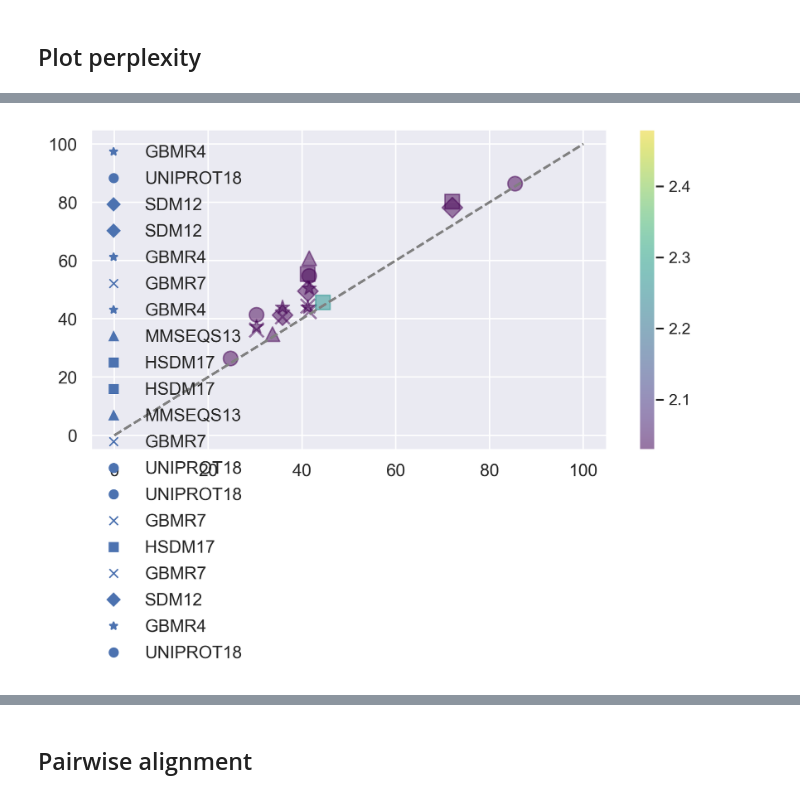
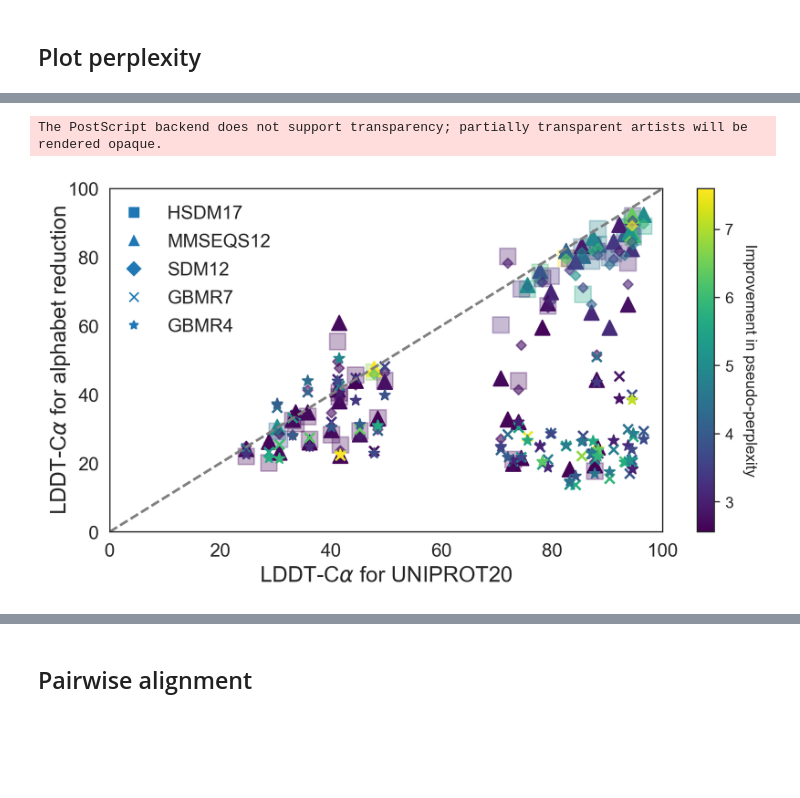
Before and after one commit to Ieremie/reduced-alph-PLM, a Jupyter notebook: proemb/media/esm-structure-prediction.ipynb, the cells around one changed output, grey strips where cells are left out. Cells and saved outputs as stored; diff of their text form; code cells hidden in the pictures; blank space fills up the shorter version.

```diff
--- a/proemb/media/esm-structure-prediction.ipynb
+++ b/proemb/media/esm-structure-prediction.ipynb
@@ -75,4 +95,4 @@ df.to_csv(f"{root}/alphabet_encodings_select_cluster=random_fixed.csv")
 # %%
-df = pd.read_csv(f"{root}/alphabet_encodings_select_cluster=first.csv")
+df = pd.read_csv(f"{root}/alphabet_encodings_select_cluster={select}.csv")
 df
 # %% [output]
@@ -493,8 +516,4 @@ df
 # %%
-select = "first"
-folder = "esmfold_v0"
-
-
 def get_LDDT_residue(prot_id, name):
 
     target_struct = parser.get_structure("a", f"../../data/CASP14-targets/structures/{prot_id}.pdb")[0]
@@ -506,7 +525,7 @@ def get_LDDT_residue(prot_id, name):
     seq_from_struct = surface_util.get_seq_from_struct(target_struct)
     mask = surface_util.get_alignment_mask(fasta_dict[prot_id].seq, ''.join(seq_from_struct))
 
-    pred_struct = parser.get_structure("a", f"{root}esm-predictions/{folder}/{name}.pdb")[0]
+    pred_struct = parser.get_structure("a", f"{root}esm-predictions/{esm_version_path}/{name}.pdb")[0]
     pred_coord = np.array([res["CA"].get_coord() for res in pred_struct.get_residues()])
 
     # select only the predicted structure for which we have target data
@@ -529,5 +548,5 @@ for id, alph in data_sets:
     lddt_uniprot.append(get_LDDT_residue(id, uniprot_filename))
     lddt_alph.append(get_LDDT_residue(id, alph_filename))
 
-    plddt_uniprot.append(get_pLDDT_alpha_carbon(f"{root}esm-predictions/{folder}/{uniprot_filename}.pdb"))
-    plddt_alph.append(get_pLDDT_alpha_carbon(f"{root}esm-predictions/{folder}/{alph_filename}.pdb"))
+    plddt_uniprot.append(get_pLDDT_alpha_carbon(f"{root}esm-predictions/{esm_version_path}/{uniprot_filename}.pdb"))
+    plddt_alph.append(get_pLDDT_alpha_carbon(f"{root}esm-predictions/{esm_version_path}/{alph_filename}.pdb"))
@@ -634,4 +655,5 @@ with open('seq-pseudo-perplexities.txt', 'w') as log_file:
         log_file.write(f"{name}--{perplexity}\n")
         log_file.flush()
 # %%
-df_pp = pd.read_csv('seq-pseudo-perplexities.txt', delimiter='--', names=['name', 'pppl'])
+df_pp = pd.read_csv('results/txt-files/seq-pseudo-perplexities.txt', delimiter='--', names=['name', 'pppl'])
+df_pp
@@ -648,8 +684,8 @@ impr_targets = {'T1033':['mmseqs2', 'uniprot21_reduced_2', 'gbmr4', 'uniprot21']
                 "T1099": ['hsdm17', 'uniprot21']}
 impr_targets = [f'{k}_{alph}_first' for k,v in impr_targets.items() for alph in v]
 # %%
-mask = df_pp['name'].apply(lambda x: any(target in x for target in impr_targets))
-df_pp = df_pp[mask]
+"""mask = df_pp['name'].apply(lambda x: any(target in x for target in impr_targets))
+df_pp = df_pp[mask]"""
 # %%
 df = df[df['ids'] != "T1044"]
 df['pppl'] = list(df_pp['pppl'])
@@ -671,49 +696,46 @@ See the caveats in the documentation: https://pandas.pydata.org/pandas-docs/stab
 mask = df.groupby('ids')['pppl-diff'].transform(lambda x: (x > 320).any())
 df = df[~mask]
 # %%
+metric = 'LDDT'
+label = R'LDDT-C$\alpha$'
 fig, ax = plt.subplots(figsize=(8, 4), dpi=300)
 
-markers = dict(zip(alph_names[1:], ['o', 's', '^', 'v', 'D', 'x', '+', '*']))
-sizes = dict(zip(alph_names[1:], [100, 100, 100, 100, 100, 100, 100, 100]))
-alphas = dict(zip(alph_names[1:], [0.5, 0.5, 0.5, 0.5, 0.5, 0.5,0.5,0.5]))
-colors = {k:v for k,v in zip(alph_names, pal)}
+sns.set_style(style='white')
+
+markers = dict(zip(alph_names_plot[1:], ['o', 's', '^', 'v', 'D', 'x', '+', '*']))
+sizes = dict(zip(alph_names_plot[1:], [10, 110, 90, 40, 20, 40, 50, 50]))
+alphas = dict(zip(alph_names_plot[1:], [1, 0.3, 1, 0.4, 0.6, 1,1,1]))
+colors = {k:v for k,v in zip(alph_names_plot, pal)}
 
 elements = []
-for target in impr_targets:
+for (name, plot_alph_name) in zip(alph_names, alph_names_plot):
 
-    if len(target.split('_')) == 3:
-        target_name, alph_name, _ = target.split('_')
-    else:
-        split = target.split('_')
-        target_name = split[0]
-        alph_name = split[1]+'_'+split[2]+'_'+split[3]
-
-    if alph_name == "uniprot21":
+    if plot_alph_name not in ['HSDM17', 'MMSEQS12', 'GBMR7', 'GBMR4', 'SDM12']:
         continue
 
+    # Scatter plot for 'uniprot21' and 'wwmj' with 'select' as 'first'
+    plt.scatter(df[df['alphabet_name'] == 'uniprot21'][metric], df[df['alphabet_name'] == name][metric],
+                marker=markers[plot_alph_name], s=sizes[plot_alph_name], alpha=alphas[plot_alph_name], c = df[df['alphabet_name'] == name]['pppl'],
+               cmap='viridis')
 
-    #x = float(df_pp[df_pp['name'] == f'{target_name}_uniprot21_first']['pppl'])
-    #y = float(df_pp[df_pp['name'] == f'{target_name}_{alph_name}_first']['pppl'])
-
-    x = float(df[(df['ids']==target_name) & (df['alphabet_name']=='uniprot21')]['LDDT'])
-    y = float(df[(df['ids']==target_name) & (df['alphabet_name']==alph_name)]['LDDT'])
-
-    plt.scatter(x,y ,marker=markers[alph_name], s=sizes[alph_name], alpha=alphas[alph_name], c = df[(df['ids']==target_name) & (df['alphabet_name']==alph_name)]['pppl-diff'],
-               cmap='viridis')
     plt.plot([0, 100], [0, 100], color='grey', linestyle='--')
-    #plt.xlabel(f'{label} for UNIPROT20', fontsize=14)
-    #plt.ylabel(f'{label} for alphabet reduction', fontsize=14, labelpad=-2)
-    #plt.xlim(0, 100)
-    #plt.ylim(0, 100)
+    plt.xlabel(f'{label} for UNIPROT20', fontsize=14)
+    plt.ylabel(f'{label} for alphabet reduction', fontsize=14, labelpad=-2)
+    plt.xlim(0, 100)
+    plt.ylim(0, 100)
     plt.yticks( fontsize=12)
     plt.xticks( fontsize=12)
 
-    elements.append(Line2D([], [], marker=markers[alph_name], label=alph_to_plot_name[alph_name],linestyle='None'))
+    elements.append(Line2D([], [], marker=markers[plot_alph_name], label=plot_alph_name,linestyle='None'))
 
-plt.colorbar()
+colorbar = plt.colorbar()
+colorbar.set_label(r'Improvement in pseudo-perplexity', rotation=270, labelpad=15)
+
 plt.legend(handles=elements, loc='upper left', prop={'size': 12},labelspacing=0.6,frameon=False, title_fontsize=14, bbox_to_anchor=(-0.02, 1))
-plt.savefig(f'test2.pdf', bbox_inches='tight', dpi=300)
+plt.savefig(f'results/pppl-casp14-select=first.eps', bbox_inches='tight', dpi=300)
+plt.savefig(f'results/pppl-casp14-select=first.pdf', bbox_inches='tight', dpi=300)
     # Show the plot
 plt.show()
 # %% [output]
+The PostScript backend does not support transparency; partially transparent artists will be rendered opaque.
-[figure, old version]
+[figure, new version]
```
Also changed, not shown: parts of 34 cells of this notebook, 7 other files.
